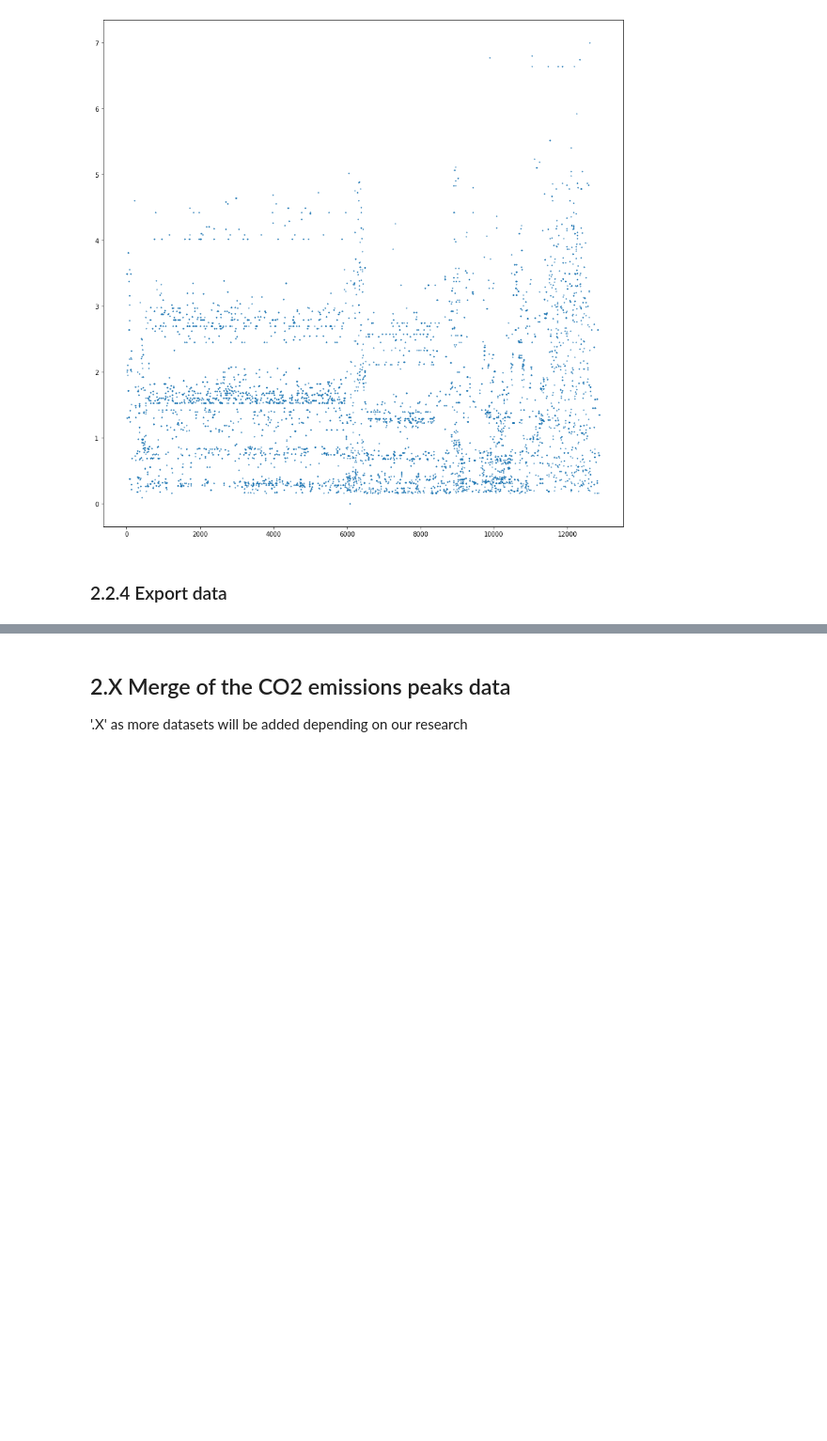
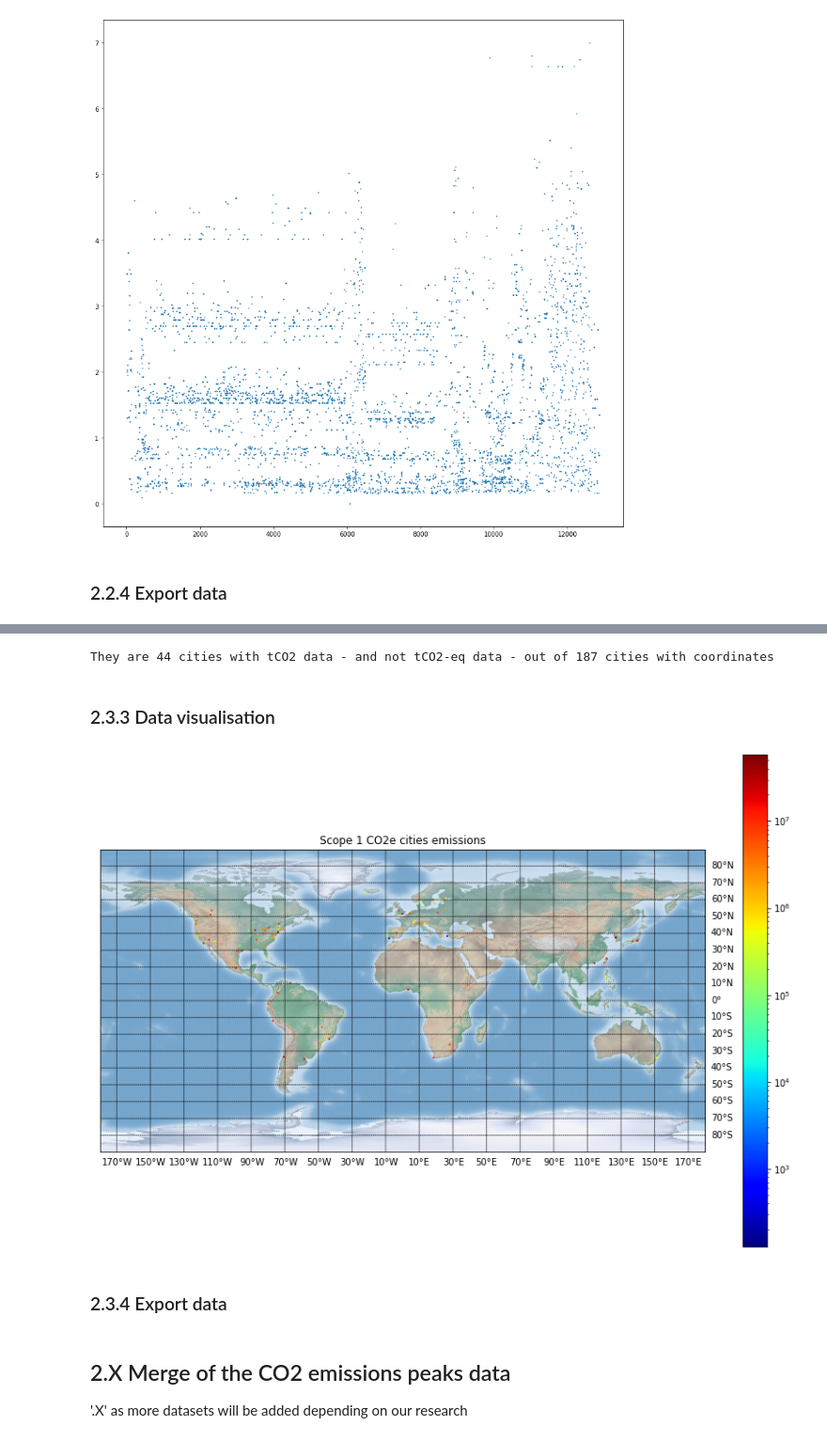
Before and after one commit to dataforgoodfr/batch7_satellite_ges, a Jupyter notebook: notebooks/CO2_emissions_Inventory_data.ipynb, the cells around one changed output, grey strips where cells are left out. Shown at 94% size. Drawn from its saved outputs; the diff is of its cells as text; code cells hidden in the pictures; blank space fills up the shorter version.

```diff
--- a/notebooks/CO2_emissions_Inventory_data.ipynb
+++ b/notebooks/CO2_emissions_Inventory_data.ipynb
@@ -965,0 +985,4 @@ CO2_emissions_coal_plant.to_csv("/content/drive/My Drive/Data For Good/Outputs/C
+# %%
+path_cities_v1 = "/content/drive/My Drive/Data For Good/Inputs/Cities/co2-emissions-cities.csv"
+cities_v1_preparation = pd.read_csv(path_cities_v1, sep=";")
+cities_v1_preparation.head()
@@ -965,0 +1001,4 @@ CO2_emissions_coal_plant.to_csv("/content/drive/My Drive/Data For Good/Outputs/C
+# %%
+cities_v1 = cities_v1_preparation[['City name', 'Country', 'Scope-1 GHG emissions [tCO2 or tCO2-eq]', 'Scope-1 source dataset', 'Scope-1 GHG emissions units', 'Year of emission',
+                                   'City location (CDP) [degrees]', 'Population (CDP)', 'Population year (CDP)']]
+cities_v1.head()
@@ -965,0 +1080,13 @@ CO2_emissions_coal_plant.to_csv("/content/drive/My Drive/Data For Good/Outputs/C
+# %%
+count = cities_v1.loc[cities_v1['Scope-1 GHG emissions units'] == 'tCO2', 'Scope-1 GHG emissions units'].count()
+print("They are", count, "cities with tCO2 data - and not tCO2-eq data - out of", cities_v1.shape[0], "cities with coordinates")
+# %% [output]
+They are 44 cities with tCO2 data - and not tCO2-eq data - out of 187 cities with coordinates
+# %% [markdown]
+### 2.3.3 Data visualisation
+# %%
+draw_map_centrale(cities_v1, 'Scope-1 GHG emissions [tCO2 or tCO2-eq]', 'Scope 1 CO2e cities emissions')
+# %% [output]
+[figure, added]
+# %% [markdown]
+### 2.3.4 Export data
```
Also changed, not shown: parts of 26 cells of this notebook.
